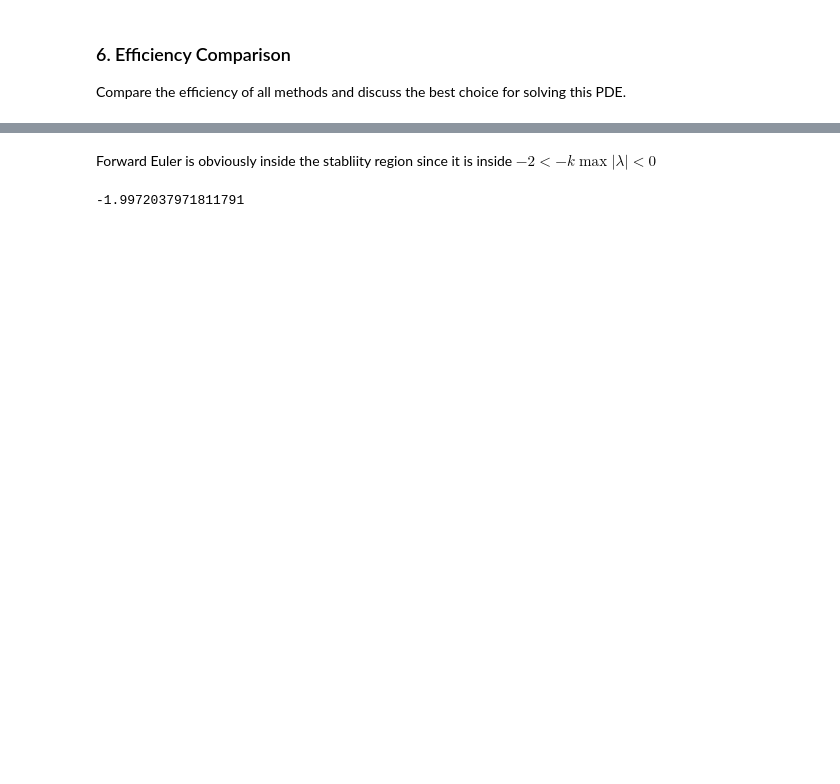
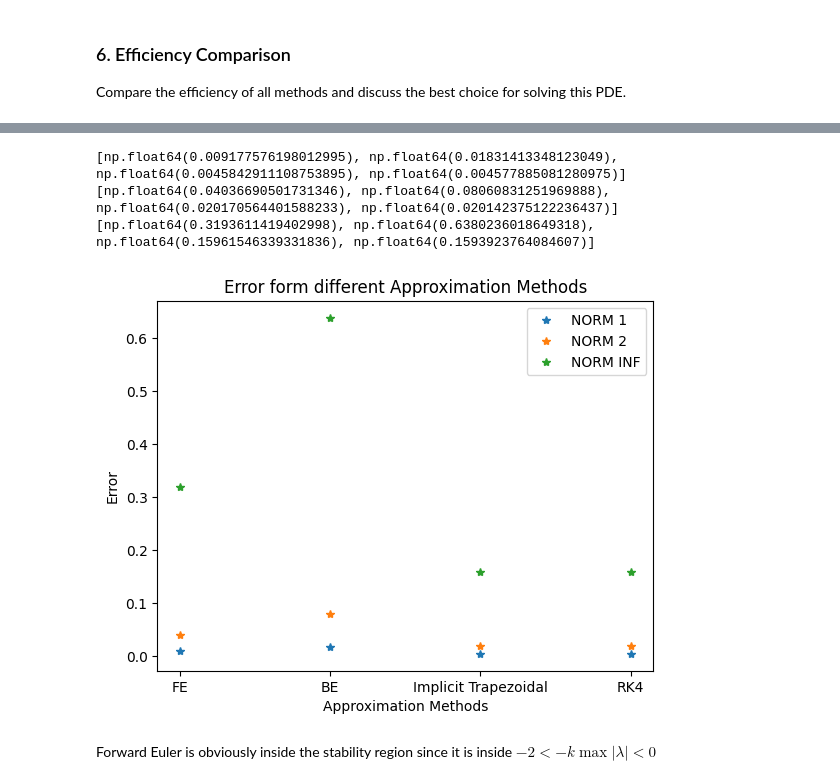
Before and after one commit to Fnixya/Go_Practice, a Jupyter notebook: lab1/lab1.ipynb, the cells around one changed output, grey strips where cells are left out. Cells and saved outputs as stored; diff of their text form; code cells hidden in the pictures; blank space fills up the shorter version.

```diff
--- a/lab1/lab1.ipynb
+++ b/lab1/lab1.ipynb
@@ -407,6 +396,27 @@ print(err_fe, err_be, err_rk4, err_trpz)
+# %%
+labels = [
+    "NORM 1",
+    "NORM 2",
+    "NORM INF"
+]
+for i, ord in enumerate([1, 2, np.inf]):
+    err_fe = np.linalg.norm(u_fe - sol, ord=ord)
+    err_be = np.linalg.norm(u_be - sol, ord=ord)
+    err_rk4 = np.linalg.norm(u_rk4 - sol, ord=ord)
+    err_trpz = np.linalg.norm(u_trpz - sol, ord=ord)
+    errs = [err_fe, err_be, err_rk4, err_trpz]
+    print(errs)
+    plt.plot(['FE', 'BE', 'Implicit Trapezoidal', 'RK4'], errs, '*', label=labels[i])
+
+plt.title("Error form different Approximation Methods")
+plt.legend()
+plt.xlabel("Approximation Methods")
+plt.ylabel("Error")
+plt.show()
+# %% [output]
+[np.float64(0.009177576198012995), np.float64(0.01831413348123049), np.float64(0.0045842911108753895), np.float64(0.004577885081280975)]
+[np.float64(0.04036690501731346), np.float64(0.08060831251969888), np.float64(0.020170564401588233), np.float64(0.020142375122236437)]
+[np.float64(0.3193611419402998), np.float64(0.6380236018649318), np.float64(0.15961546339331836), np.float64(0.1593923764084607)]
+[figure, added]
 # %% [markdown]
-Forward Euler is obviously inside the stabliity region since it is inside $-2 < -k\max|\lambda| < 0$
+Forward Euler is obviously inside the stability region since it is inside $-2 < -k\max|\lambda| < 0$
-# %%
-print(-np.max(np.abs(eigenvalues)) * dt)
-# %% [output]
--1.9972037971811791
```
Also changed, not shown: parts of 9 cells of this notebook.
